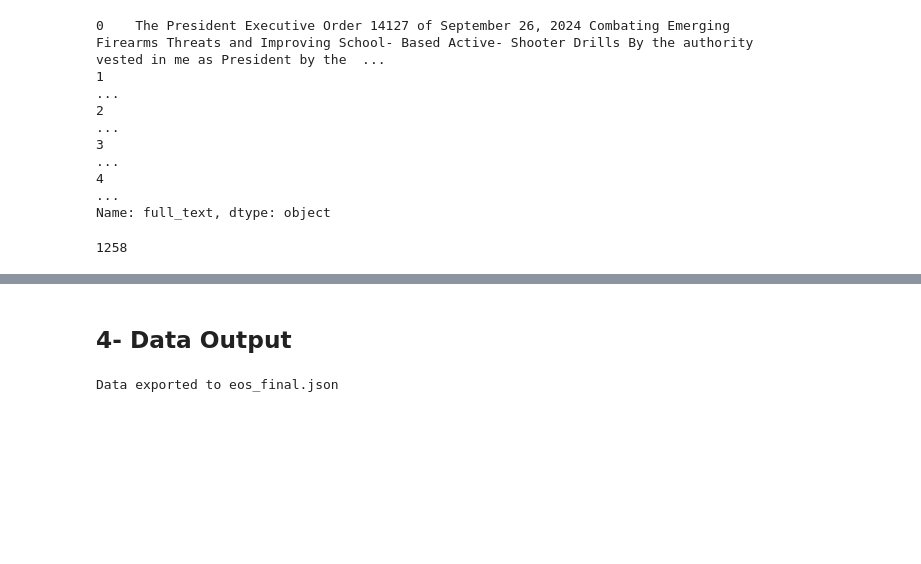
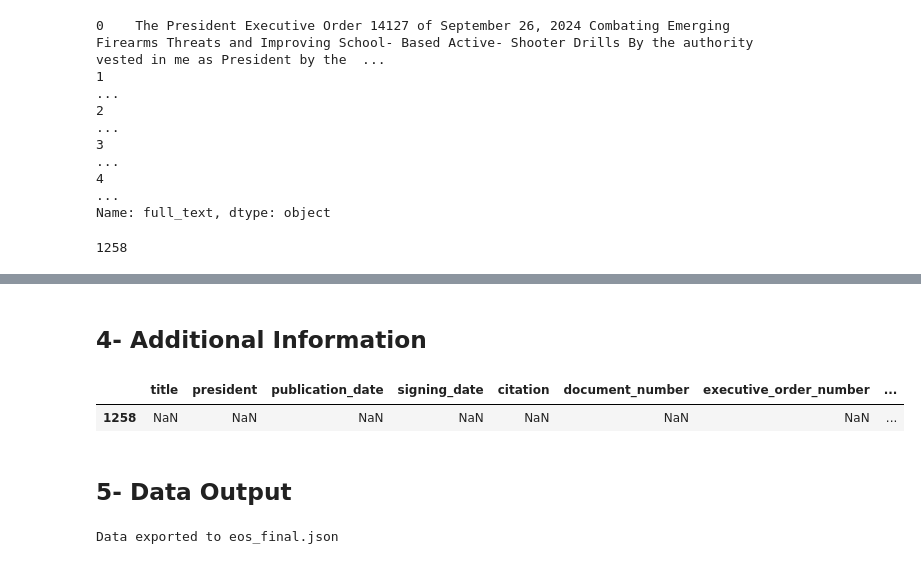
Before and after one commit to JiayingFang01/QMSS_IBM_Practicum, a Jupyter notebook: data/eos_cleaning.ipynb, the cells around one changed output, grey strips where cells are left out. Cells and saved outputs as stored; diff of their text form; code cells hidden in the pictures; blank space fills up the shorter version.

Commit message:
Update data

```diff
--- a/data/eos_cleaning.ipynb
+++ b/data/eos_cleaning.ipynb
@@ -92,8 +93,33 @@ df.head(3)
 | 0 | Combating Emerging Firearms Threa... | Joseph R. Biden Jr. | 2024-10-02 | 2024-09-26 | 89 FR 80345 | 2024-22938 | 14127 | ... |
 | 1 | Investing in America and Investin... | Joseph R. Biden Jr. | 2024-09-11 | 2024-09-06 | 89 FR 73559 | 2024-20712 | 14126 | ... |
 | 2 | Establishing an Emergency Board T... | Joseph R. Biden Jr. | 2024-07-29 | 2024-07-24 | 89 FR 60791 | 2024-16740 | 14125 | ... |
+# %% [markdown]
+## 4- Additional Information
+# %%
+# Read the content of the .txt file
+txt_file_path = 'additional_information.txt'
+
+try:
+    with open(txt_file_path, 'r') as file:
+        txt_content = file.read()
+except FileNotFoundError:
+    print(f"The file at {txt_file_path} was not found.")
+    txt_content = ""
+# %%
+# Create a new row with content in the 'full_text' column
+new_row = {col: pd.NA for col in df.columns}
+new_row["full_text"] = txt_content        # Insert the .txt content into the 'full_text' column
+
+# Convert the new_row dictionary to a DataFrame and concatenate
+new_row_df = pd.DataFrame([new_row])
+df = pd.concat([df, new_row_df], ignore_index=True)
+
+df.tail(1)
+# %% [output]
+|  | title | president | publication_date | signing_date | citation | document_number | executive_order_number | ... |
+| 1258 | NaN | NaN | NaN | NaN | NaN | NaN | NaN | ... |
 # %% [markdown]
-## 4- Data Output
+## 5- Data Output
 # %%
 output_file = 'eos_final.json'
 with open(output_file, 'w', encoding='utf-8') as file:
```
Also changed, not shown: parts of 1 cell of this notebook, 1 other file.
